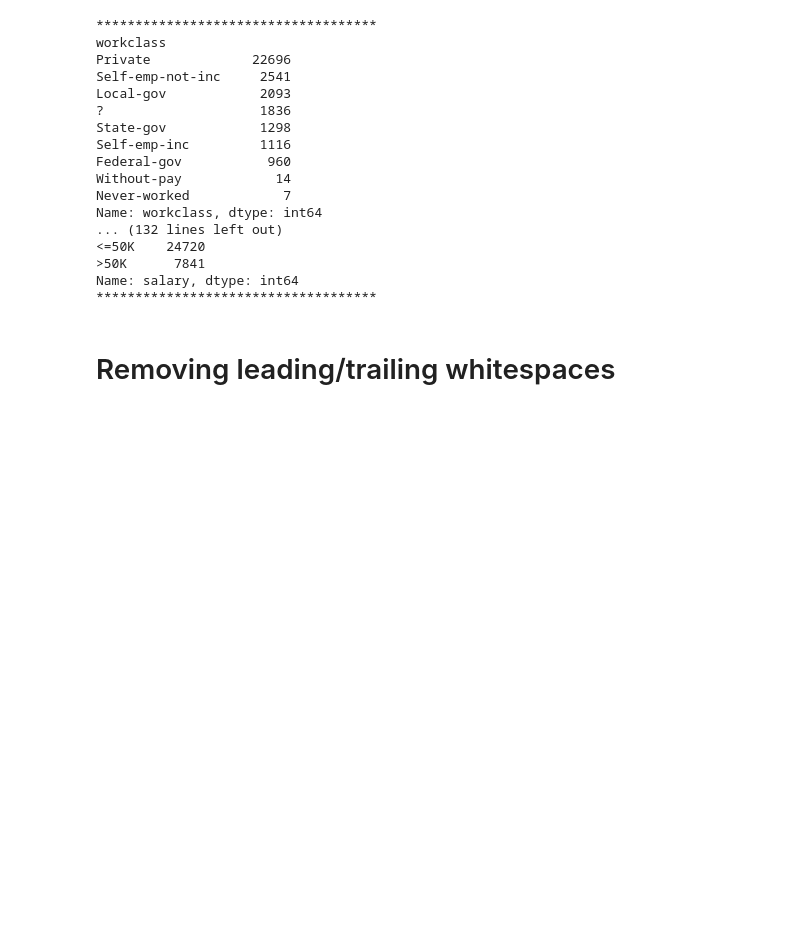
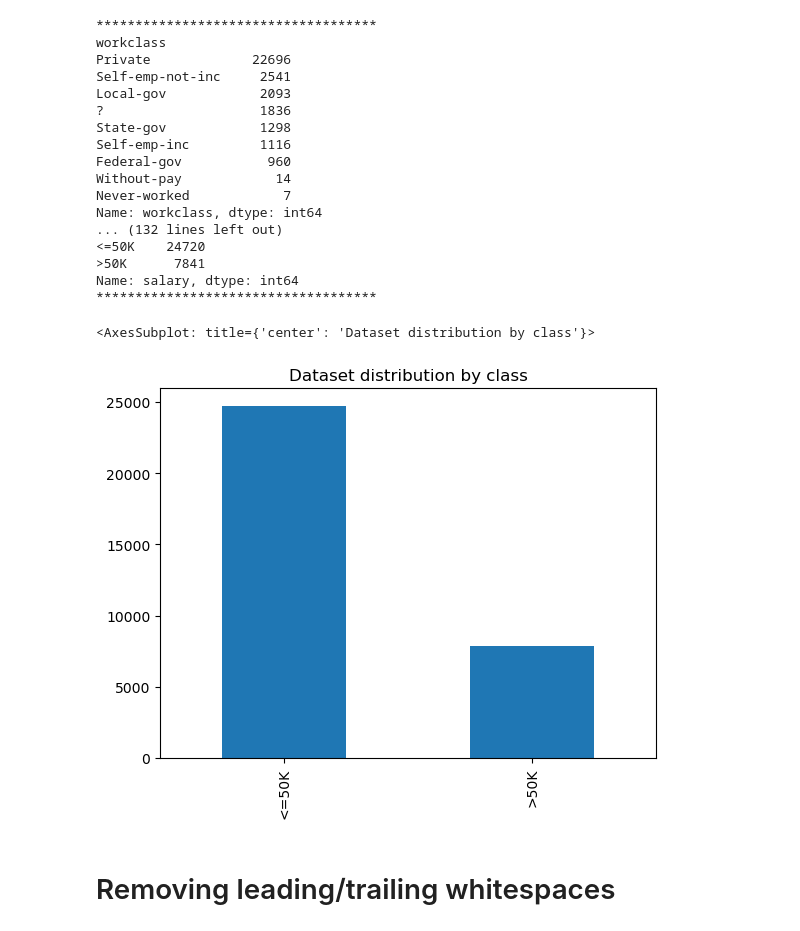
Before and after one commit to DlyanRutter/Broken, a Jupyter notebook: starter/data_cleaning.ipynb, the cells around one changed output. Cells and saved outputs as stored; diff of their text form; code cells hidden in the pictures; blank space fills up the shorter version.

```diff
--- a/starter/data_cleaning.ipynb
+++ b/starter/data_cleaning.ipynb
@@ -116,6 +116,11 @@ Name: workclass, dtype: int64
 >50K      7841
 Name: salary, dtype: int64
 ************************************
+# %%
+df.salary.value_counts().plot(kind='bar', title='Dataset distribution by class')
+# %% [output]
+<AxesSubplot: title={'center': 'Dataset distribution by class'}>
+[figure, added]
 # %% [markdown]
 # Removing leading/trailing whitespaces
 # %%
```
Also changed, not shown: 4 other files.
